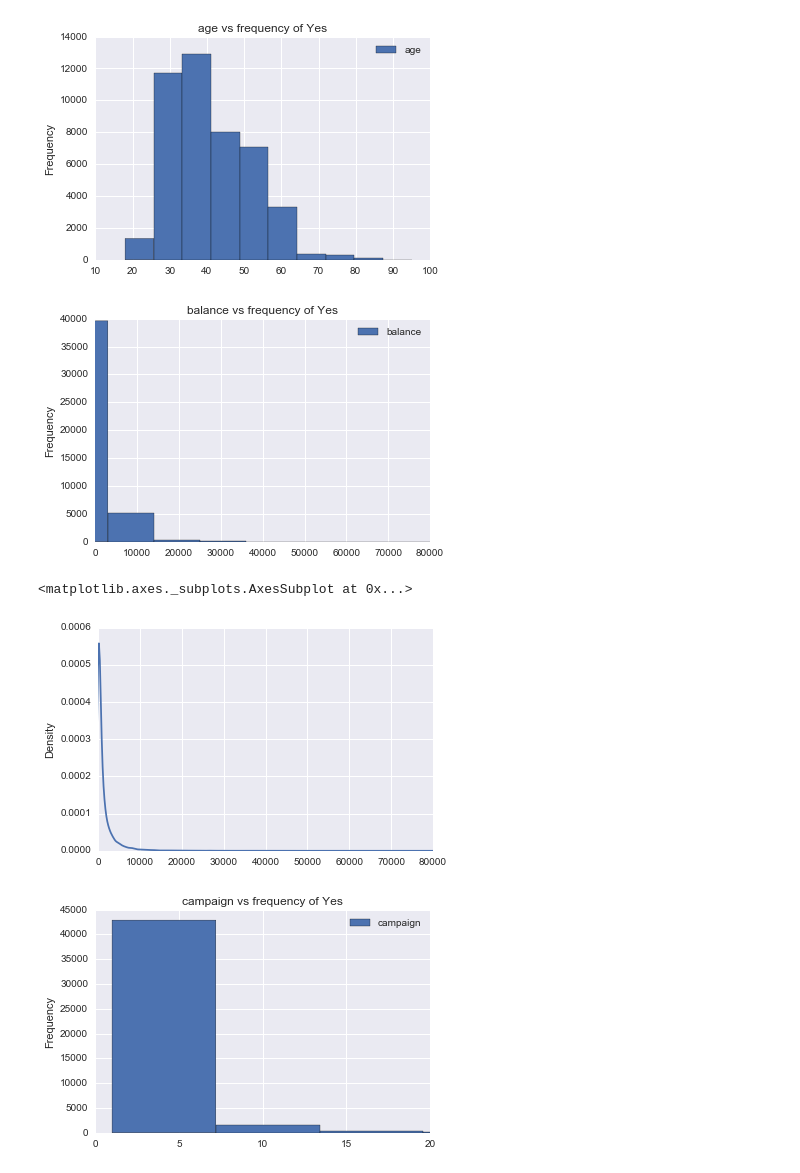
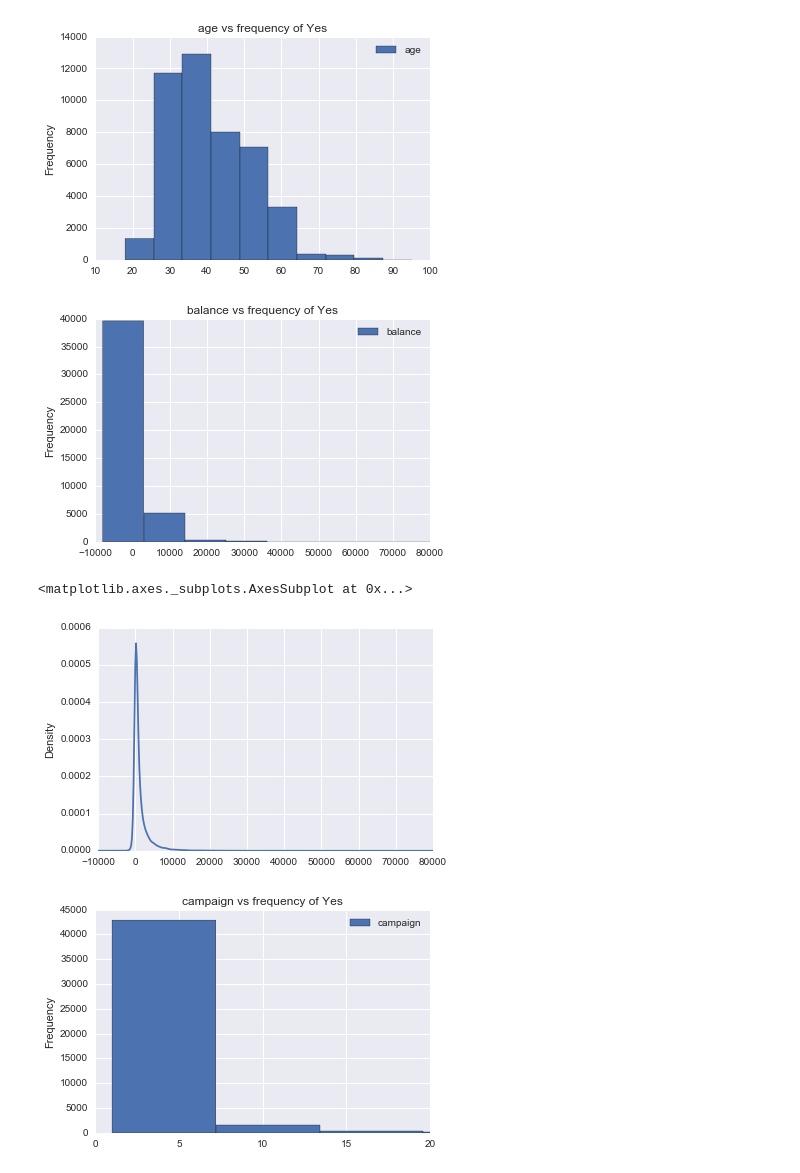
Before and after one commit to DavisTownsend/Marketing-Project, a Jupyter notebook: Marketing Project Sean.ipynb, the cells around one changed output. Saved outputs shown, nothing was run; the diff lists cells and outputs as text; code cells hidden in the pictures.

```diff
--- a/Marketing Project Sean.ipynb
+++ b/Marketing Project Sean.ipynb
@@ -115,13 +117,13 @@ data[["age","y_yes"]].plot(y="age",x="y_yes",kind="hist",title="age vs frequency
 <matplotlib.axes._subplots.AxesSubplot at 0x...>
 [figure]
 # %%
-data.plot(y="balance",x="y_yes",kind="hist",title="balance vs frequency of Yes",xlim=(0,80000))
+data.plot(y="balance",x="y_yes",kind="hist",title="balance vs frequency of Yes",xlim=(-10000,80000))
 plt.show()
-data["balance"].plot(kind="density",xlim=(0,80000))
+data["balance"].plot(kind="density",xlim=(-10000,80000))
 # %% [output]
-[figure, old version]
+[figure, new version]
 <matplotlib.axes._subplots.AxesSubplot at 0x...>
-[figure, old version]
+[figure, new version]
 # %%
 data.plot(y="campaign",x="y_yes",kind="hist",title="campaign vs frequency of Yes",xlim=(0,20))
 plt.show()
```
Also changed, not shown: parts of 2 cells of this notebook.
